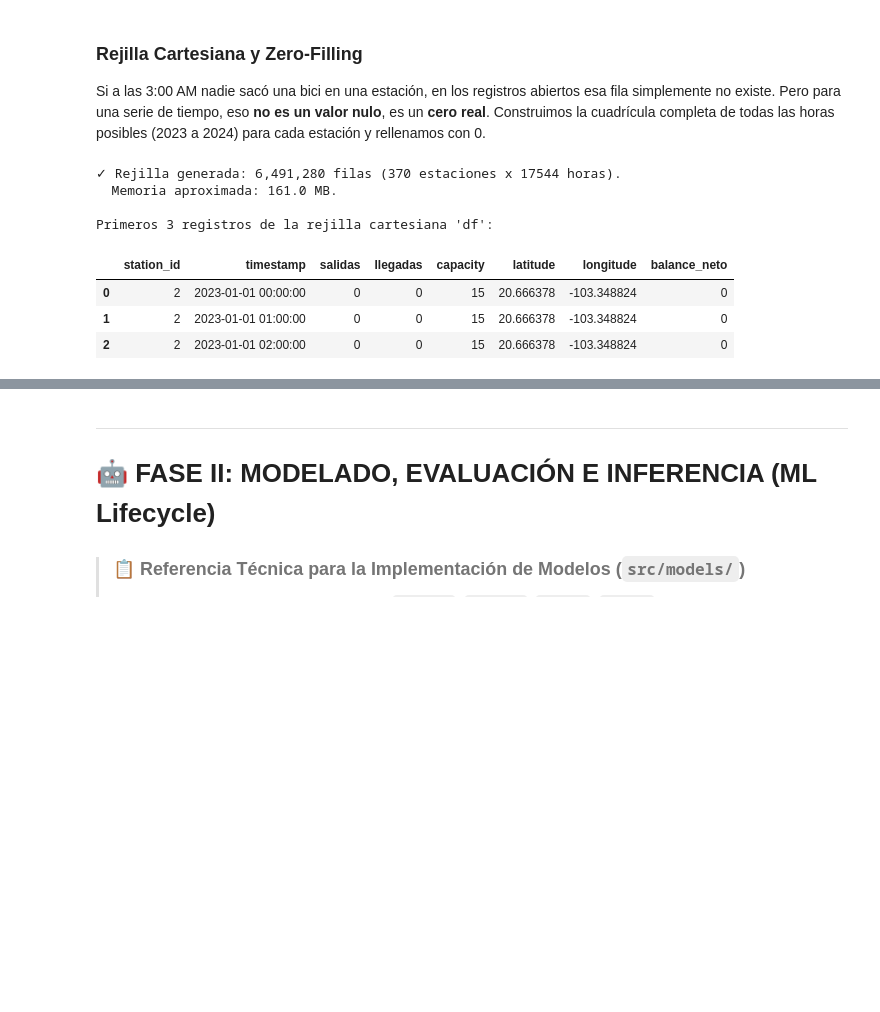
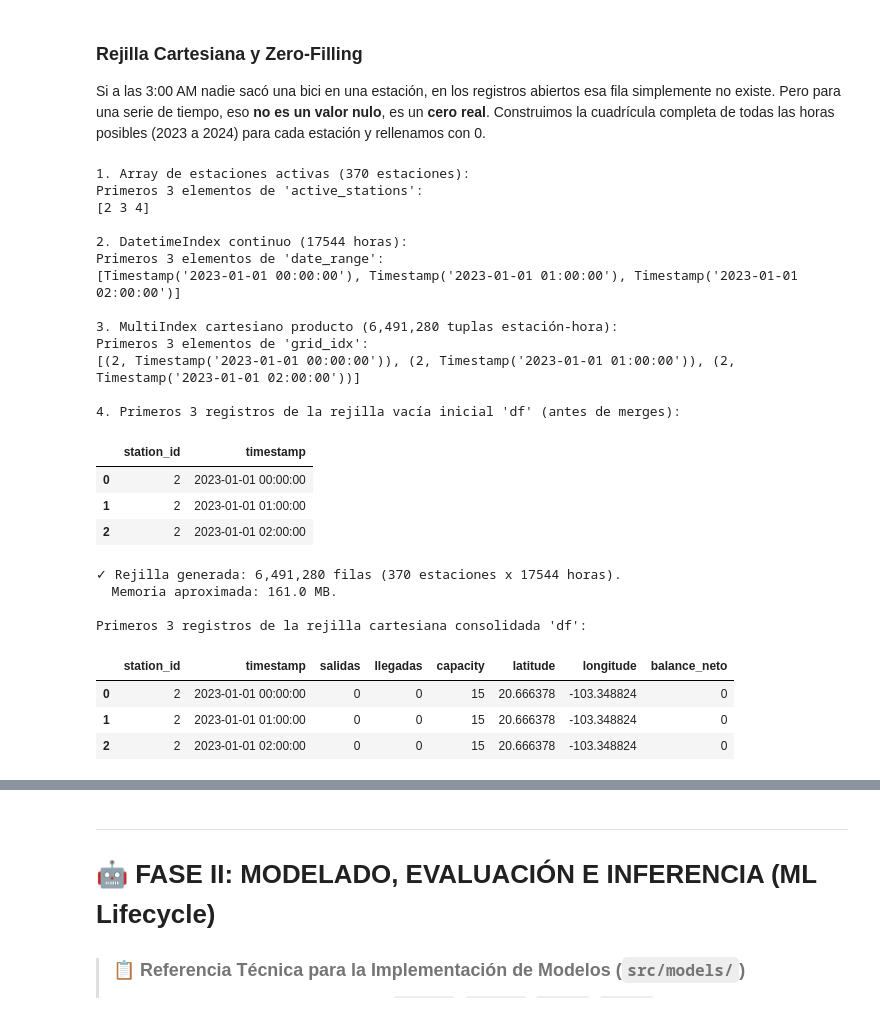
Before and after one commit to Diegob059/MLOps_Equipo30, a Jupyter notebook: MLOps_Equipo30/notebooks/1.0-pregunta-2-riesgo-estaciones.ipynb, the cells around one changed output, grey strips where cells are left out. Drawn from its saved outputs; the diff is of its cells as text; code cells hidden in the pictures; blank space fills up the shorter version.

Commit message:
docs(notebook): mostrar primeros 3 elementos de active_stations, grid_idx y estructuras intermedias

```diff
--- a/MLOps_Equipo30/notebooks/1.0-pregunta-2-riesgo-estaciones.ipynb
+++ b/MLOps_Equipo30/notebooks/1.0-pregunta-2-riesgo-estaciones.ipynb
@@ -151,8 +151,12 @@ Primeros 3 registros de 'df_nom':
 # Nota Prod: Procesamiento por chunks y encoding 'latin1' obligatorio por caracteres especiales
 
 csv_files = sorted(glob.glob(str(VIAJES_DIR / '*.csv')))
-print(f"Procesando {len(csv_files)} archivos de viajes...")
+print(f"Archivos mensuales encontrados: {len(csv_files)} archivos CSV.")
+print("Primeros 3 archivos de viajes a procesar (array/lista 'csv_files'):")
+for f in csv_files[:3]:
+    print(f"  • {Path(f).name}")
 
+print(f"\nProcesando {len(csv_files)} archivos de viajes...")
 t0 = time.time()
 salidas_list, llegadas_list = [], []
 total_viajes = 0
@@ -219,50 +229,84 @@ Construimos la cuadrícula completa de todas las horas posibles (2023 a 2024) pa
 # Entradas: Estaciones activas y rango temporal continuo (2023-01-01 00:00 a 2024-12-31 23:00)
 # Salidas : DataFrame base 'df' balanceado con 0s reales en horas inactivas
 
+# A. Estaciones activas (intersección entre catálogo y viajes observados)
 active_stations = np.intersect1d(
     df_nom['station_id'].values,
     np.unique(np.concatenate([df_salidas['station_id'].values, df_llegadas['station_id'].values]))
 )
 active_stations.sort()
 
-# Rejilla continua completa de 17,544 horas
+print(f"1. Array de estaciones activas ({len(active_stations)} estaciones):")
+print("Primeros 3 elementos de 'active_stations':")
+print(active_stations[:3])
+
+# B. Rejilla continua completa de 17,544 horas
 date_range = pd.date_range('2023-01-01 00:00:00', '2024-12-31 23:00:00', freq='h')
+print(f"\n2. DatetimeIndex continuo ({len(date_range)} horas):")
+print("Primeros 3 elementos de 'date_range':")
+print(date_range[:3].tolist())
+
+# C. MultiIndex cartesiano producto
 grid_idx = pd.MultiIndex.from_product([active_stations, date_range], names=['station_id', 'timestamp'])
+print(f"\n3. MultiIndex cartesiano producto ({len(grid_idx):,} tuplas estación-hora):")
+print("Primeros 3 elementos de 'grid_idx':")
+print(grid_idx[:3].tolist())
+
+# D. DataFrame inicial con la rejilla completa
 df = pd.DataFrame(index=grid_idx).reset_index()
+print("\n4. Primeros 3 registros de la rejilla vacía inicial 'df' (antes de merges):")
+display(df.head(3))
 
 # Cruce con flujos observados
 df = df.merge(df_salidas, on=['station_id', 'timestamp'], how='left')
 df = df.merge(df_llegadas, on=['station_id', 'timestamp'], how='left')
 
 # Zero-filling: la ausencia de viaje es actividad nula real, no un missing value
 df['salidas'] = df['salidas'].fillna(0).astype(np.int16)
 df['llegadas'] = df['llegadas'].fillna(0).astype(np.int16)
 
 # Enriquecimiento con metadata fija de estación
 df = df.merge(df_nom[['station_id', 'capacity', 'latitude', 'longitude']], on='station_id', how='left')
 df.sort_values(['station_id', 'timestamp'], inplace=True)
 df.reset_index(drop=True, inplace=True)
 
 # Balance neto instantáneo de la hora (Llegadas - Salidas)
 df['balance_neto'] = (df['llegadas'] - df['salidas']).astype(np.int16)
 
 del df_salidas, df_llegadas
 gc.collect()
 
-print(f"✓ Rejilla generada: {df.shape[0]:,} filas ({len(active_stations)} estaciones x {len(date_range)} horas).")
+print(f"\n✓ Rejilla generada: {df.shape[0]:,} filas ({len(active_stations)} estaciones x {len(date_range)} horas).")
 print(f"  Memoria aproximada: {df.memory_usage().sum() / 1024**2:.1f} MB.\n")
 
-print("Primeros 3 registros de la rejilla cartesiana 'df':")
+print("Primeros 3 registros de la rejilla cartesiana consolidada 'df':")
 display(df.head(3))
 # %% [output]
-✓ Rejilla generada: 6,491,280 filas (370 estaciones x 17544 horas).
-  Memoria aproximada: 161.0 MB.
+1. Array de estaciones activas (370 estaciones):
+Primeros 3 elementos de 'active_stations':
+[2 3 4]
 
-Primeros 3 registros de la rejilla cartesiana 'df':
+2. DatetimeIndex continuo (17544 horas):
+Primeros 3 elementos de 'date_range':
+[Timestamp('2023-01-01 00:00:00'), Timestamp('2023-01-01 01:00:00'), Timestamp('2023-01-01 02:00:00')]
+
+3. MultiIndex cartesiano producto (6,491,280 tuplas estación-hora):
+Primeros 3 elementos de 'grid_idx':
+[(2, Timestamp('2023-01-01 00:00:00')), (2, Timestamp('2023-01-01 01:00:00')), (2, Timestamp('2023-01-01 02:00:00'))]
+
+4. Primeros 3 registros de la rejilla vacía inicial 'df' (antes de merges):
-|  | station_id | timestamp | salidas | llegadas | capacity | latitude | longitude | balance_neto |
-| 0 | 2 | 2023-01-01 00:00:00 | 0 | 0 | 15 | 20.666378 | -103.348824 | 0 |
-| 1 | 2 | 2023-01-01 01:00:00 | 0 | 0 | 15 | 20.666378 | -103.348824 | 0 |
-| 2 | 2 | 2023-01-01 02:00:00 | 0 | 0 | 15 | 20.666378 | -103.348824 | 0 |
+|  | station_id | timestamp |
+| 0 | 2 | 2023-01-01 00:00:00 |
+| 1 | 2 | 2023-01-01 01:00:00 |
+| 2 | 2 | 2023-01-01 02:00:00 |
+✓ Rejilla generada: 6,491,280 filas (370 estaciones x 17544 horas).
+  Memoria aproximada: 161.0 MB.
+
+Primeros 3 registros de la rejilla cartesiana consolidada 'df':
+|  | station_id | timestamp | salidas | llegadas | capacity | latitude | longitude | balance_neto |
+| 0 | 2 | 2023-01-01 00:00:00 | 0 | 0 | 15 | 20.666378 | -103.348824 | 0 |
+| 1 | 2 | 2023-01-01 01:00:00 | 0 | 0 | 15 | 20.666378 | -103.348824 | 0 |
+| 2 | 2 | 2023-01-01 02:00:00 | 0 | 0 | 15 | 20.666378 | -103.348824 | 0 |
 # %%
 # 1.4 Cálculo del Target Operativo Futuro a 2 Horas (src/features/create_target.py)
 # Entradas: df con series de tiempo ordenadas por station_id y timestamp
```
Also changed, not shown: parts of 5 cells of this notebook.
